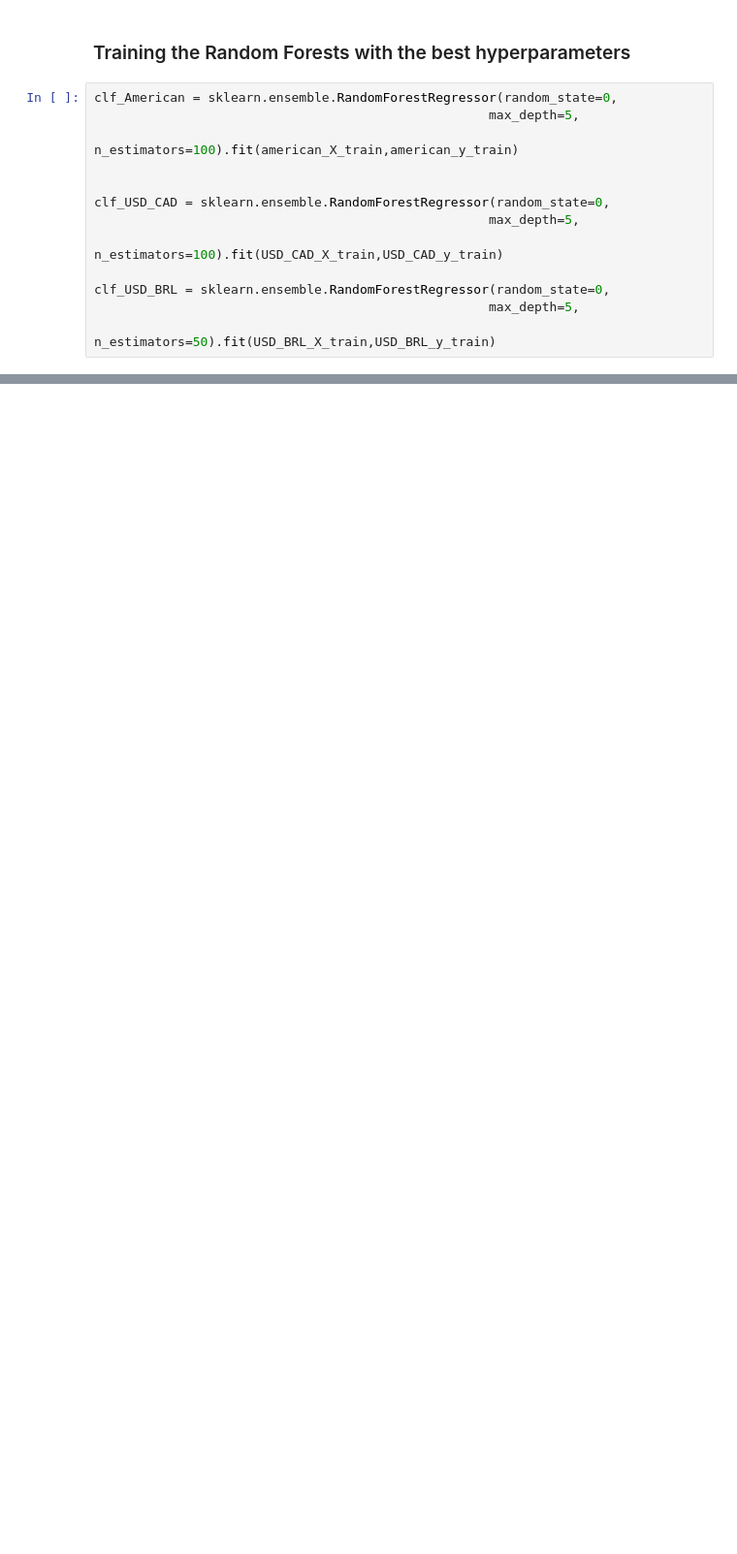
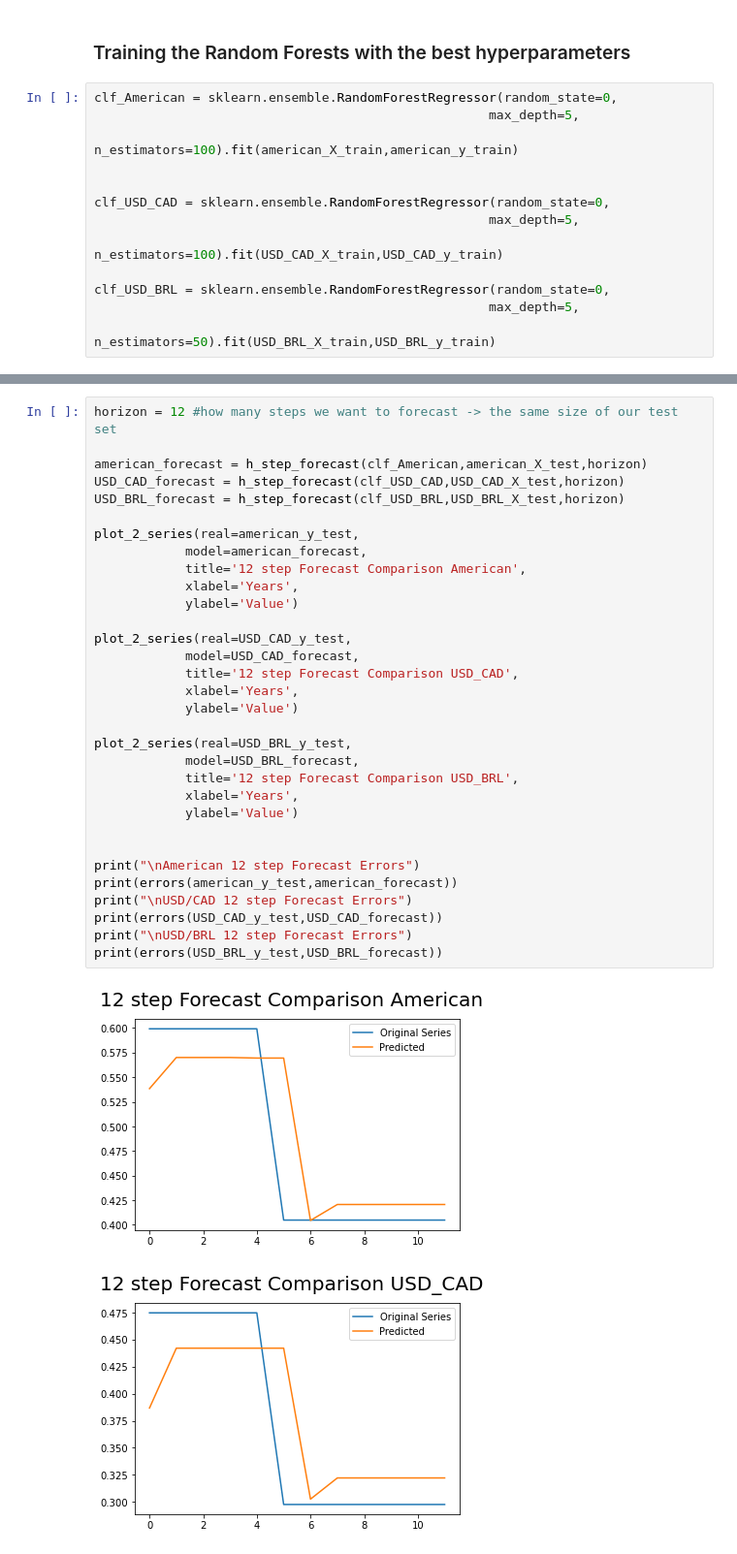
Before and after one commit to MathNog/COMP432-Project, a Jupyter notebook: code/RandomForest.ipynb, the cells around one changed output, grey strips where cells are left out. Shown at 97% size. Cells and saved outputs as stored; diff of their text form; blank space fills up the shorter version.

```diff
--- a/code/RandomForest.ipynb
+++ b/code/RandomForest.ipynb
@@ -293,0 +403,35 @@ USD/CAD Forecast Errors
+# %%
+horizon = 12 #how many steps we want to forecast -> the same size of our test set
+
+american_forecast = h_step_forecast(clf_American,american_X_test,horizon)
+USD_CAD_forecast = h_step_forecast(clf_USD_CAD,USD_CAD_X_test,horizon)
+USD_BRL_forecast = h_step_forecast(clf_USD_BRL,USD_BRL_X_test,horizon)
+
+plot_2_series(real=american_y_test,
+            model=american_forecast,
+            title='12 step Forecast Comparison American',
+            xlabel='Years',
+            ylabel='Value')
+
+plot_2_series(real=USD_CAD_y_test,
+            model=USD_CAD_forecast,
+            title='12 step Forecast Comparison USD_CAD',
+            xlabel='Years',
+            ylabel='Value')
+
+plot_2_series(real=USD_BRL_y_test,
+            model=USD_BRL_forecast,
+            title='12 step Forecast Comparison USD_BRL',
+            xlabel='Years',
+            ylabel='Value')
+
+
+print("\nAmerican 12 step Forecast Errors")
+print(errors(american_y_test,american_forecast))
+print("\nUSD/CAD 12 step Forecast Errors")
+print(errors(USD_CAD_y_test,USD_CAD_forecast))
+print("\nUSD/BRL 12 step Forecast Errors")
+print(errors(USD_BRL_y_test,USD_BRL_forecast))
+# %% [output]
+[figure, added]
+[figure, added]
```
Also changed, not shown: parts of 34 cells of this notebook, 2 other files.
